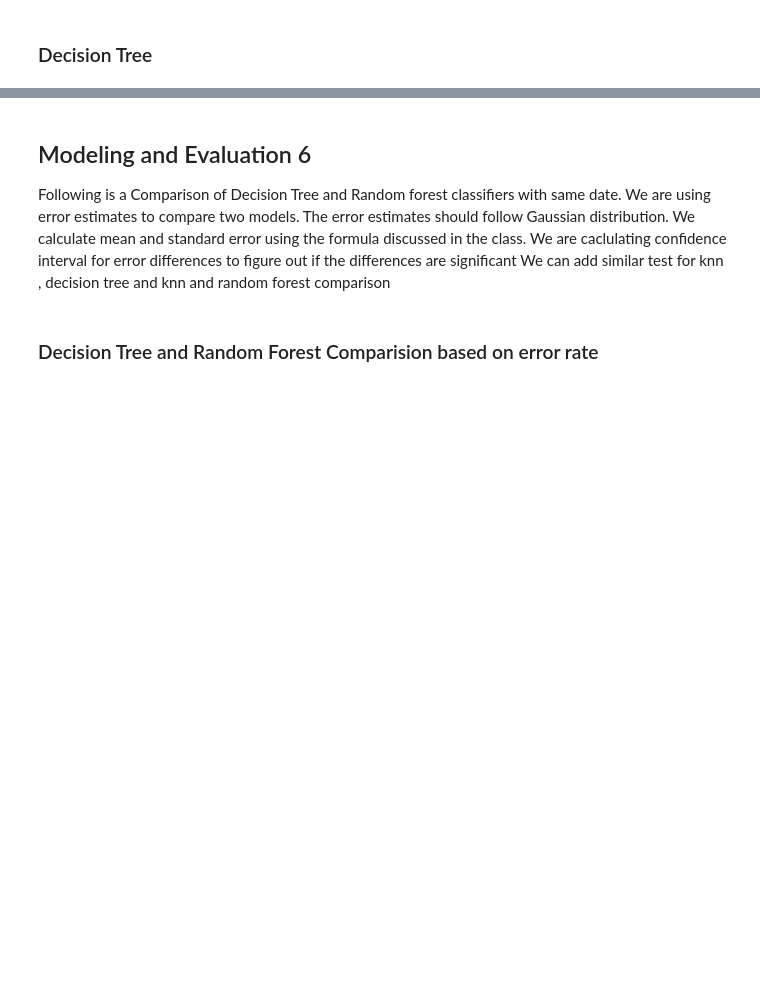
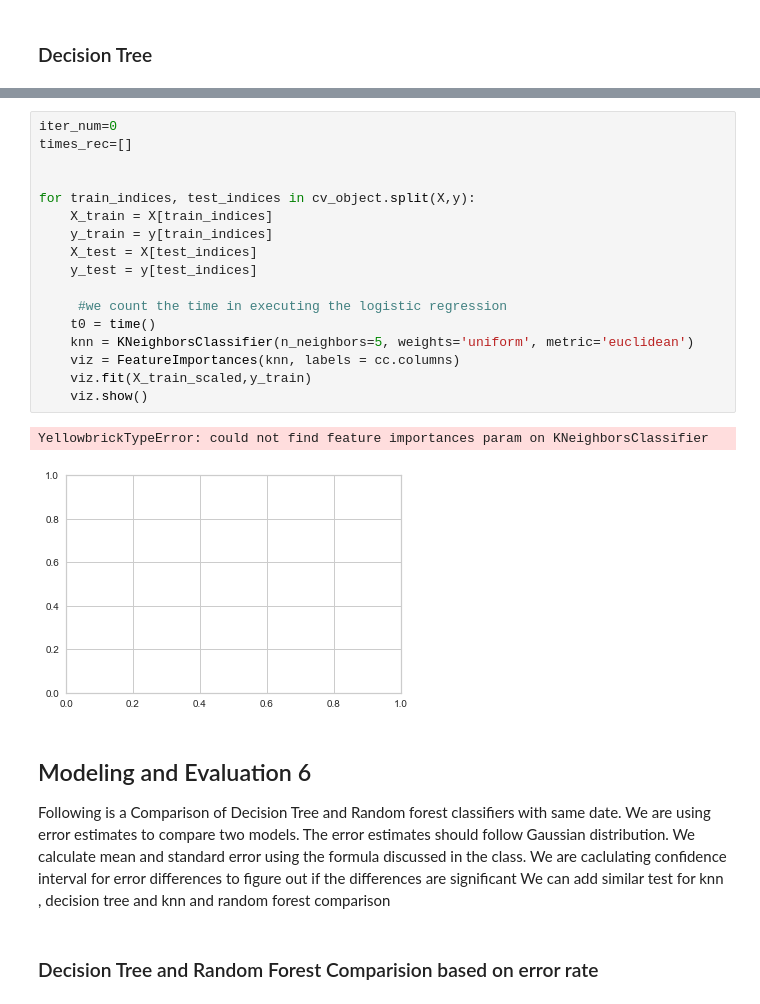
Before and after one commit to pankajti/MSDS_7331_Lab2, a Jupyter notebook: modelling/dt_rf_models.ipynb, the cells around one changed output, grey strips where cells are left out. Cells and saved outputs as stored; diff of their text form; blank space fills up the shorter version.

```diff
--- a/modelling/dt_rf_models.ipynb
+++ b/modelling/dt_rf_models.ipynb
@@ -701,3 +726,23 @@ for train_indices, test_indices in cv_object.split(X,y):
+# %%
+iter_num=0
+times_rec=[]
+
+
+for train_indices, test_indices in cv_object.split(X,y):
+    X_train = X[train_indices]
+    y_train = y[train_indices]
+    X_test = X[test_indices]
+    y_test = y[test_indices]
+
+     #we count the time in executing the logistic regression
+    t0 = time()
+    knn = KNeighborsClassifier(n_neighbors=5, weights='uniform', metric='euclidean')
+    viz = FeatureImportances(knn, labels = cc.columns)
+    viz.fit(X_train_scaled,y_train)
+    viz.show()
+# %% [output]
+YellowbrickTypeError: could not find feature importances param on KNeighborsClassifier
+[figure, added]
 # %% [markdown]
 ## Modeling and Evaluation 6
 
```
Also changed, not shown: parts of 5 cells of this notebook.
